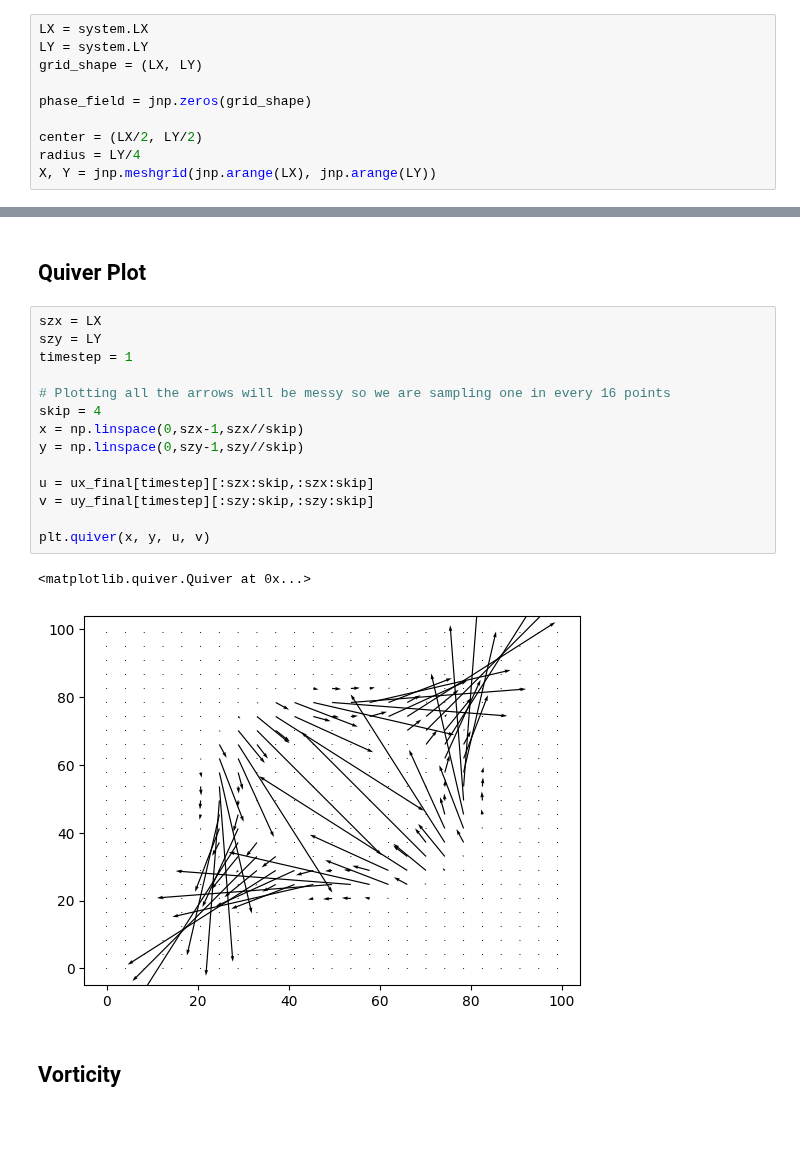
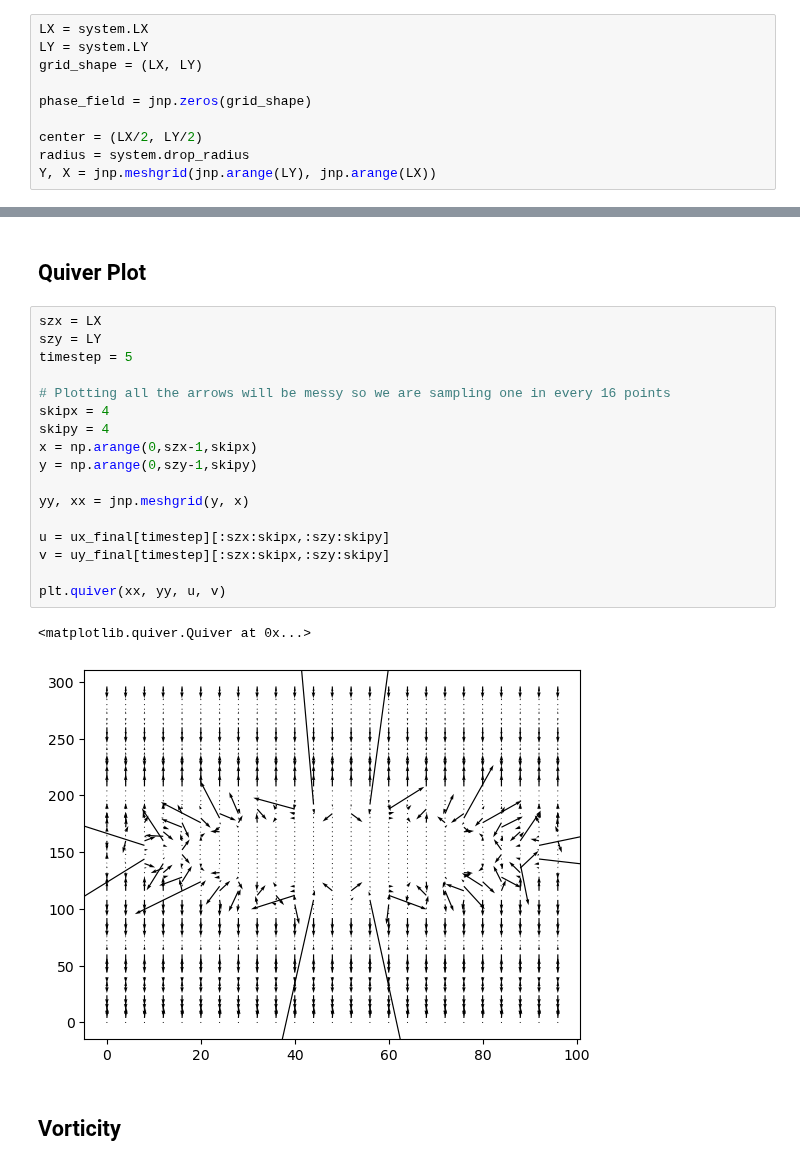
Before and after one commit to dic-case-studies/cg-lbm, a Jupyter notebook: notebooks/Color Gradient Lattice Boltzman Method.ipynb, the cells around one changed output, grey strips where cells are left out. Cells and saved outputs as stored; diff of their text form; blank space fills up the shorter version.

Commit message:
Maneesh/Ravinder: Read input data from csv file for snapshot tests and assert with output data from csv, Update params.ini, Use drop_radius from params.ini in jupyter notebook

```diff
--- a/notebooks/Color Gradient Lattice Boltzman Method.ipynb
+++ b/notebooks/Color Gradient Lattice Boltzman Method.ipynb
@@ -37,8 +37,8 @@ grid_shape = (LX, LY)
 phase_field = jnp.zeros(grid_shape)
 
 center = (LX/2, LY/2)
-radius = LY/4
-X, Y = jnp.meshgrid(jnp.arange(LX), jnp.arange(LY))
+radius = system.drop_radius
+Y, X = jnp.meshgrid(jnp.arange(LY), jnp.arange(LX))
 # %% [markdown]
 ### Initialising drop
 # %% [markdown]
@@ -133,20 +133,23 @@ vorticity = (
 # %%
 szx = LX
 szy = LY
-timestep = 1
+timestep = 5
 
 # Plotting all the arrows will be messy so we are sampling one in every 16 points
-skip = 4
-x = np.linspace(0,szx-1,szx//skip)
-y = np.linspace(0,szy-1,szy//skip)
+skipx = 4
+skipy = 4
+x = np.arange(0,szx-1,skipx)
+y = np.arange(0,szy-1,skipy)
 
-u = ux_final[timestep][:szx:skip,:szx:skip]
-v = uy_final[timestep][:szy:skip,:szy:skip]
+yy, xx = jnp.meshgrid(y, x)
 
-plt.quiver(x, y, u, v)
+u = ux_final[timestep][:szx:skipx,:szy:skipy]
+v = uy_final[timestep][:szx:skipx,:szy:skipy]
+
+plt.quiver(xx, yy, u, v)
 # %% [output]
 <matplotlib.quiver.Quiver at 0x...>
-[figure, old version]
+[figure, new version]
 # %% [markdown]
 ## Vorticity
 # %%
```
Also changed, not shown: parts of 2 cells of this notebook, 7 other files.
